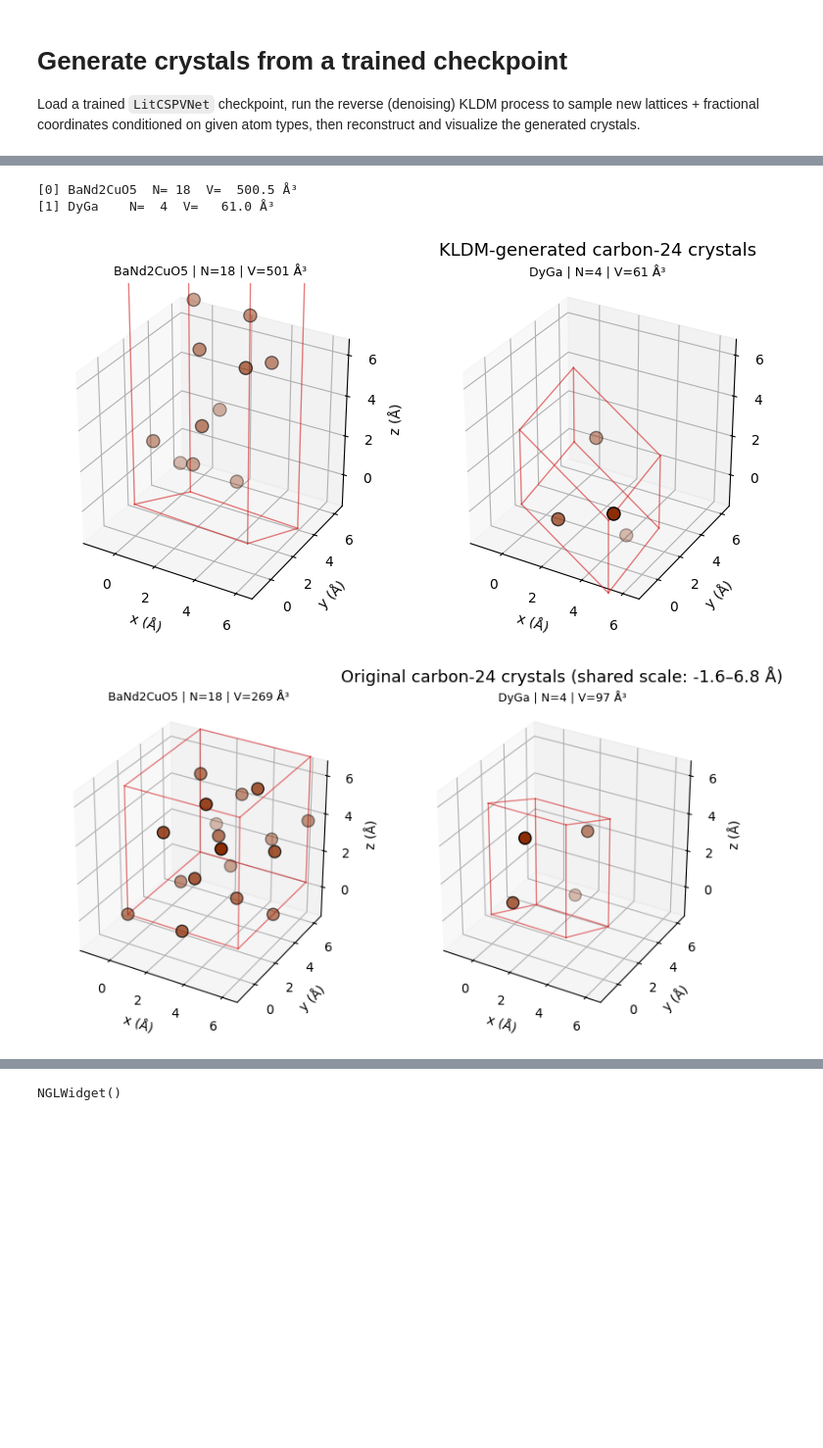
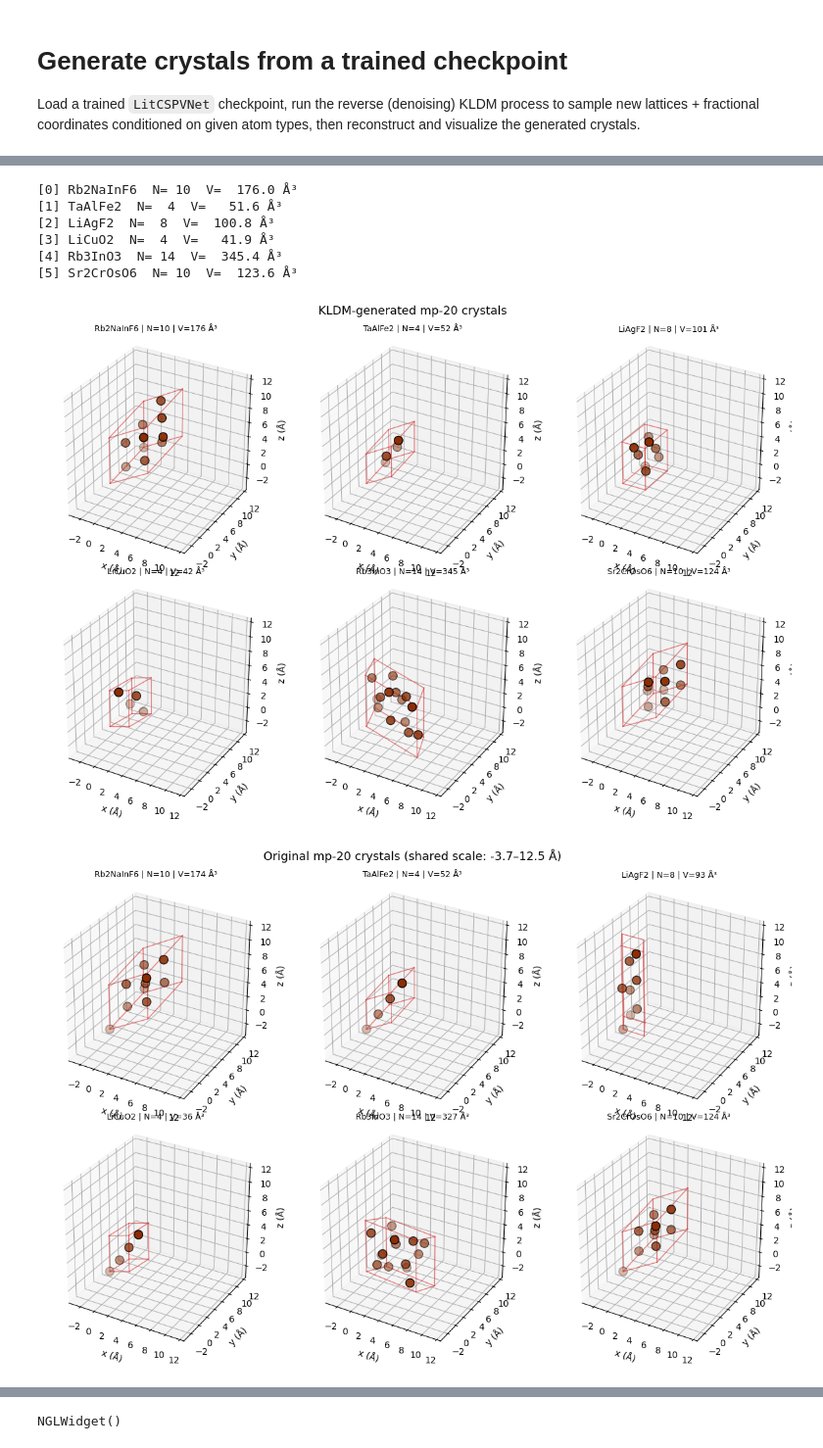
Before and after one commit to MateosCz/diffusion-playground, a Jupyter notebook: materialdata_analysis.ipynb, the cells around one changed output, grey strips where cells are left out. Shown at 98% size. Saved outputs shown, nothing was run; the diff lists cells and outputs as text; code cells hidden in the pictures; blank space fills up the shorter version.

```diff
--- a/materialdata_analysis.ipynb
+++ b/materialdata_analysis.ipynb
@@ -91,7 +81,7 @@ diffusion_f = TDMDiffusion(
     zero_cog=True)
 
 l_sde = VPSDE(schedule=LinearSchedule(beta_min=0.1, beta_max=20.0))
-diffusion_l = ContinuousDiffusion(sde=l_sde)
+diffusion_l = ContinuousDiffusion(sde=l_sde, parameterization="noise")
 
 kldm = KLDM(
     l_diffusion=diffusion_l,
@@ -195,10 +185,11 @@ print("Loading checkpoint:", ckpt_path)
 # supplied explicitly; the rest of the hparams are restored from the checkpoint.
 kldm = kldm.to(gen_device)
 lit = LitCSPVNet.load_from_checkpoint(
-    "checkpoints/20260709_175508/CSPVNet_KLDM_mp-20_no_h/last.ckpt",
+    "checkpoints/20260711_031339/CSPVNet_KLDM_mp-20_noise/last.ckpt",
     model=gen_model,
     kldm=kldm,
     map_location=gen_device,
+    weights_only=False
 )
 lit.eval()
 lit.to(gen_device)
@@ -211,8 +202,8 @@ from torch_geometric.data import Data
 
 # ---- template graphs: supply atom types / #atoms; positions & lattice are ----
 # ---- resampled from the prior inside sample_backward and denoised.        ----
-n_samples = 2
-n_steps = 500
+n_samples = 6
+n_steps = 1000
 mp_20_test = CrystalDataset(path=os.path.join(data_folder, "test.pt"), transform=transform)
 gen_loader = PyGDataLoader(mp_20_test, batch_size=n_samples, shuffle=True)
 graphT = next(iter(gen_loader)).to(gen_device)
@@ -245,4 +236,20 @@ l0s, f0s, v0s, t_arr = kldm.sample_backward(
     progress_desc="generating crystals",
 )
 
-print("generated lattices l0:", tuple(l0.shape), "| fractional coords f0:", tuple(f0.shape))
+l0, f0= kldm.sample_backward(
+    graphT=graphT,
+    score_fn=score_fn,
+    fT_prior_kw="uniform",
+    vT_prior_kw="stdGauss",
+    lT_prior_kw="stdGauss",
+    n_steps=n_steps,
+    exponential_integration=True,
+    # predictor_corrector=True,
+    # predictor_corrector_steps=1,
+    # sample_trajectory=True,
+    progress=True,
+    progress_desc="generating crystals",
+)
+
+
+# print("generated lattices l0:", tuple(l0s.shape), "| fractional coords f0:", tuple(f0.shape))
@@ -304,8 +307,12 @@ gen_structures = kldm_output_to_structures_batch(graphT, l0, f0, transform_lengt
 for i, s in enumerate(gen_structures):
     print(f"[{i}] {s.composition.reduced_formula:6s}  N={len(s):3d}  V={s.volume:7.1f} Å³")
 # %% [output]
-[0] BaNd2CuO5  N= 18  V=  500.5 Å³
-[1] DyGa    N=  4  V=   61.0 Å³
+[0] Rb2NaInF6  N= 10  V=  176.0 Å³
+[1] TaAlFe2  N=  4  V=   51.6 Å³
+[2] LiAgF2  N=  8  V=  100.8 Å³
+[3] LiCuO2  N=  4  V=   41.9 Å³
+[4] Rb3InO3  N= 14  V=  345.4 Å³
+[5] Sr2CrOsO6  N= 10  V=  123.6 Å³
 # %%
 import itertools
 
@@ -364,37 +371,37 @@ def plot_structure_scaled(ax, structure, lo, hi, title=""):
     coords = np.asarray(structure.cart_coords)
     ax.scatter(coords[:, 0], coords[:, 1], coords[:, 2],
                s=90, c="#8c2d04", edgecolors="k", depthshade=True)
     for a, b in _cell_edges(L):
         ax.plot(*zip(a, b), color="tab:red", lw=1.0, alpha=0.6)
     ax.set_title(title, fontsize=9)
     ax.set_xlabel("x (Å)"); ax.set_ylabel("y (Å)"); ax.set_zlabel("z (Å)")
     ax.set_xlim(lo, hi); ax.set_ylim(lo, hi); ax.set_zlim(lo, hi)
     ax.set_box_aspect((1, 1, 1))
 
 ncols = 3
 nrows = (len(gen_structures) + ncols - 1) // ncols
 fig = plt.figure(figsize=(4 * ncols, 4 * nrows))
 for i, s in enumerate(gen_structures):
     ax = fig.add_subplot(nrows, ncols, i + 1, projection="3d")
     plot_structure_scaled(ax, s, _lo, _hi, title=f"{s.composition.reduced_formula} | N={len(s)} | V={s.volume:.0f} Å³")
-fig.suptitle("KLDM-generated carbon-24 crystals", fontsize=13)
+fig.suptitle("KLDM-generated mp-20 crystals", fontsize=13)
 fig.tight_layout()
 plt.show()
 
 
 ncols = 3
 nrows = (len(orig_structures) + ncols - 1) // ncols
 fig = plt.figure(figsize=(4 * ncols, 4 * nrows))
 for i, s in enumerate(orig_structures):
     ax = fig.add_subplot(nrows, ncols, i + 1, projection="3d")
     plot_structure_scaled(ax, s, _lo, _hi,
                           title=f"{s.composition.reduced_formula} | N={len(s)} | V={s.volume:.0f} Å³")
-fig.suptitle(f"Original carbon-24 crystals (shared scale: {_lo:.1f}–{_hi:.1f} Å)", fontsize=13)
+fig.suptitle(f"Original mp-20 crystals (shared scale: {_lo:.1f}–{_hi:.1f} Å)", fontsize=13)
 fig.tight_layout()
 plt.show()
 # %% [output]
-[figure, old version]
+[figure, new version]
-[figure, old version]
+[figure, new version]
 # %%
 # Interactive 3D view of a single generated crystal (2x2x2 supercell to show
 # the periodic packing). Change the index to inspect other samples.
```
Also changed, not shown: parts of 8 cells of this notebook, 5 other files.
